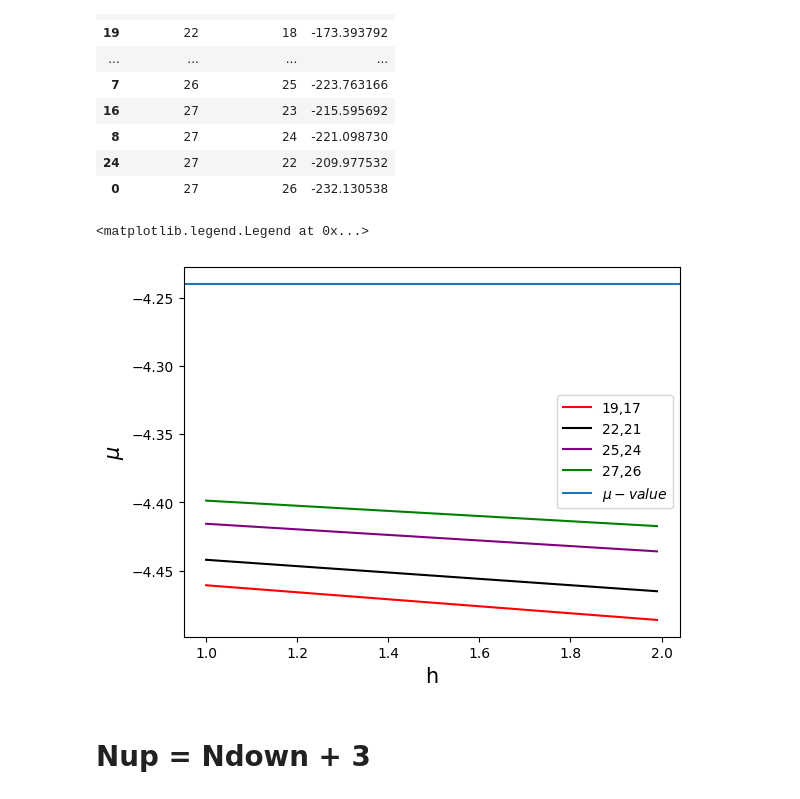
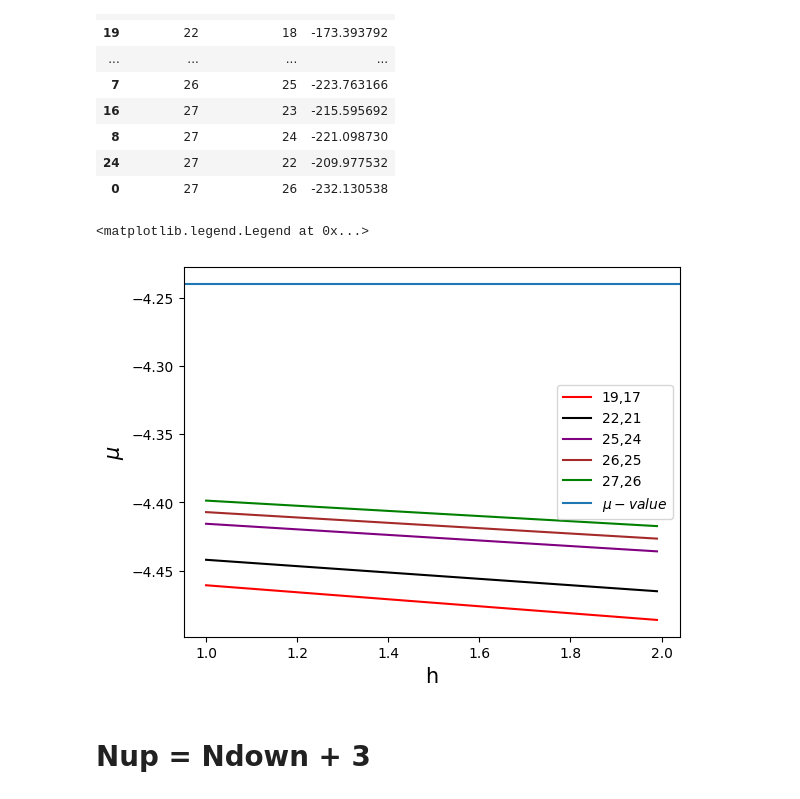
Before and after one commit to mindelly/diagrams2, a Jupyter notebook: W = 4/W4 test DMRG-QMC.ipynb, the cells around one changed output. Cells and saved outputs as stored; diff of their text form; code cells hidden in the pictures.

```diff
--- a/W = 4/W4 test DMRG-QMC.ipynb
+++ b/W = 4/W4 test DMRG-QMC.ipynb
@@ -117,16 +117,17 @@ def mu2(nup = 19, ndown = 17):
 # %%
 _ = plt.plot(h_range, mu2(20,19), label = '19,17', c = 'r')
 _ = plt.plot(h_range, mu2(22,21), label = '22,21', c = 'black')
 _ = plt.plot(h_range, mu2(25,24), label = '25,24', c = 'purple')
+_ = plt.plot(h_range, mu2(26,25), label = '26,25', c = 'brown')
 _ = plt.plot(h_range, mu2(27,26), label = '27,26', c = 'g')
 
 plt.axhline(-4.24, label = r'$\mu-value$')
 plt.xlabel('h', size = 15)
 plt.ylabel(r'$\mu$', size = 15)
 plt.legend()
 # %% [output]
 <matplotlib.legend.Legend at 0x...>
-[figure, old version]
+[figure, new version]
 # %% [markdown]
 # Nup = Ndown + 3
 # %%
```
Also changed, not shown: parts of 3 cells of this notebook, 1 other file.
